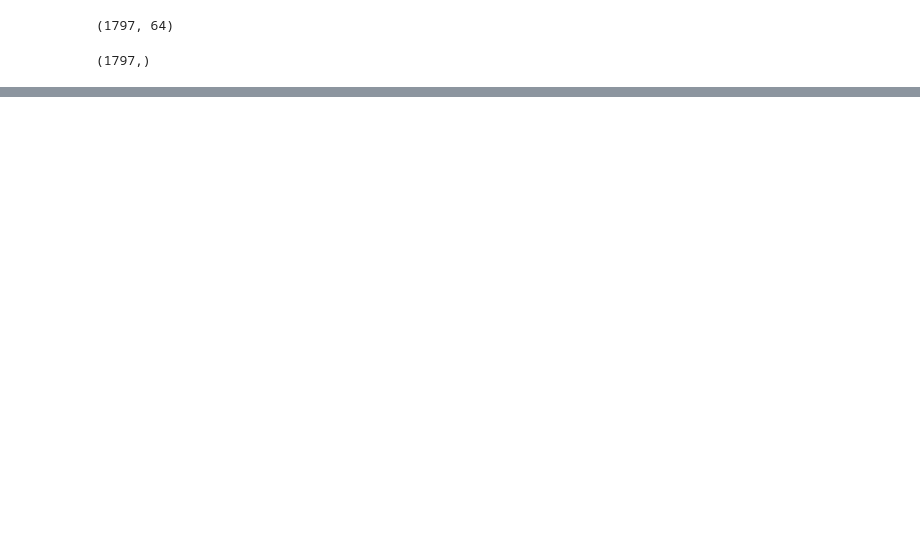
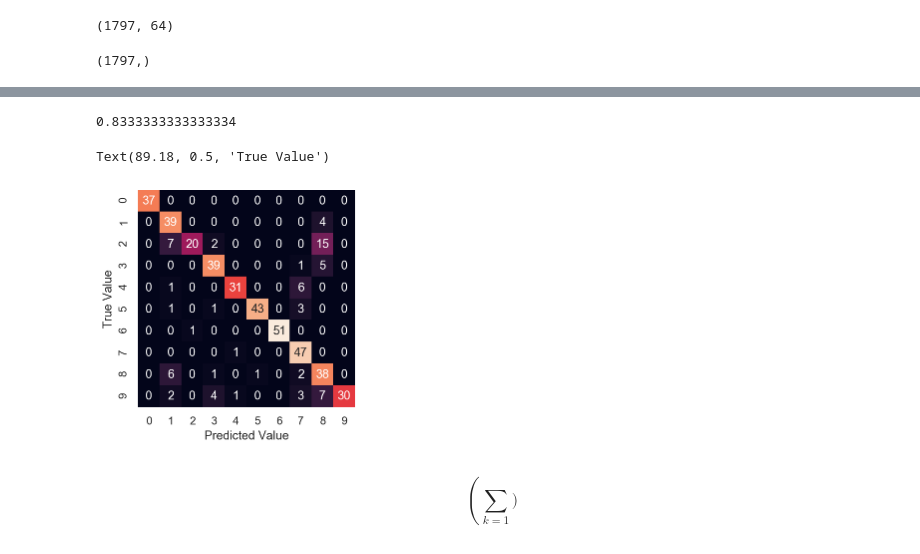
Before and after one commit to mgbako/python_data_hand_book, a Jupyter notebook: chapter_5_Machine_learning.ipynb, the cells around one changed output, grey strips where cells are left out. Saved outputs shown, nothing was run; the diff lists cells and outputs as text; code cells hidden in the pictures; blank space fills up the shorter version.

```diff
--- a/chapter_5_Machine_learning.ipynb
+++ b/chapter_5_Machine_learning.ipynb
@@ -399,0 +426,31 @@ y.shape
+# %%
+# 1. select a model class
+
+# 2. instantiate the model
+model = GaussianNB()
+
+# 3. fit the model to data
+model.fit(Xtrain, ytrain)
+
+# 4. Determin cluster model
+y_model = model.predict(Xtest)
+# %%
+accuracy_score(ytest, y_model)
+# %% [output]
+0.8333333333333334
+# %%
+# find out if we have gone wrong
+from sklearn.metrics import confusion_matrix
+
+mat = confusion_matrix(ytest, y_model)
+
+sns.heatmap(mat, square=True, annot=True, cbar=False)
+plt.xlabel('Predicted Value')
+plt.ylabel('True Value')
+# %% [output]
+Text(89.18, 0.5, 'True Value')
+[figure, added]
+# %% [markdown]
+\begin{equation*}
+\left( \sum_{k=1} )
+\end{equation*}
```
Also changed, not shown: parts of 17 cells of this notebook, 1 other file.
